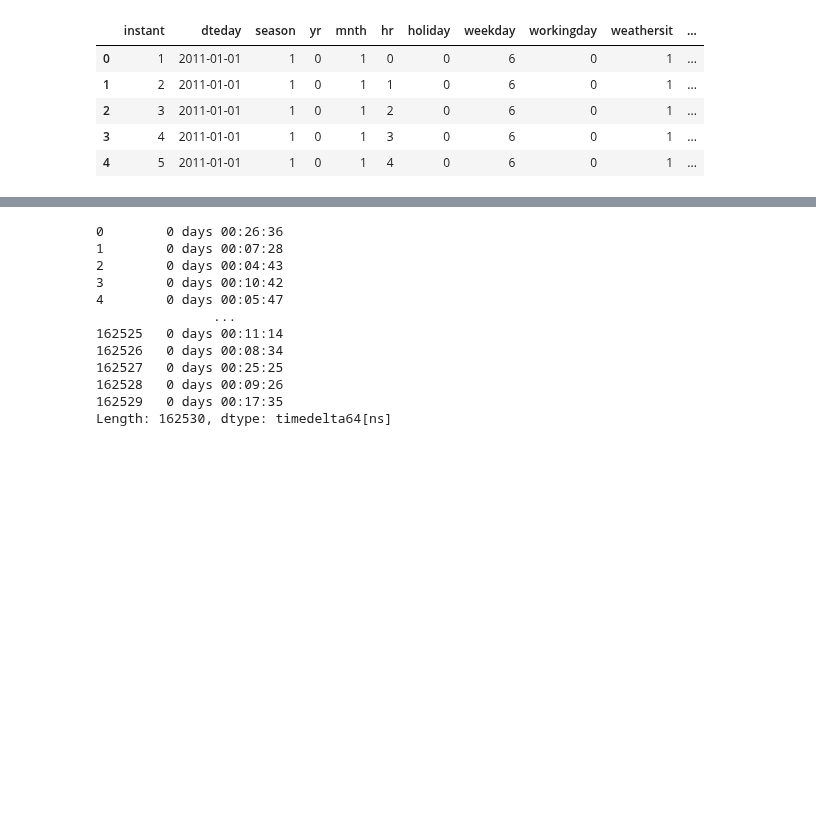
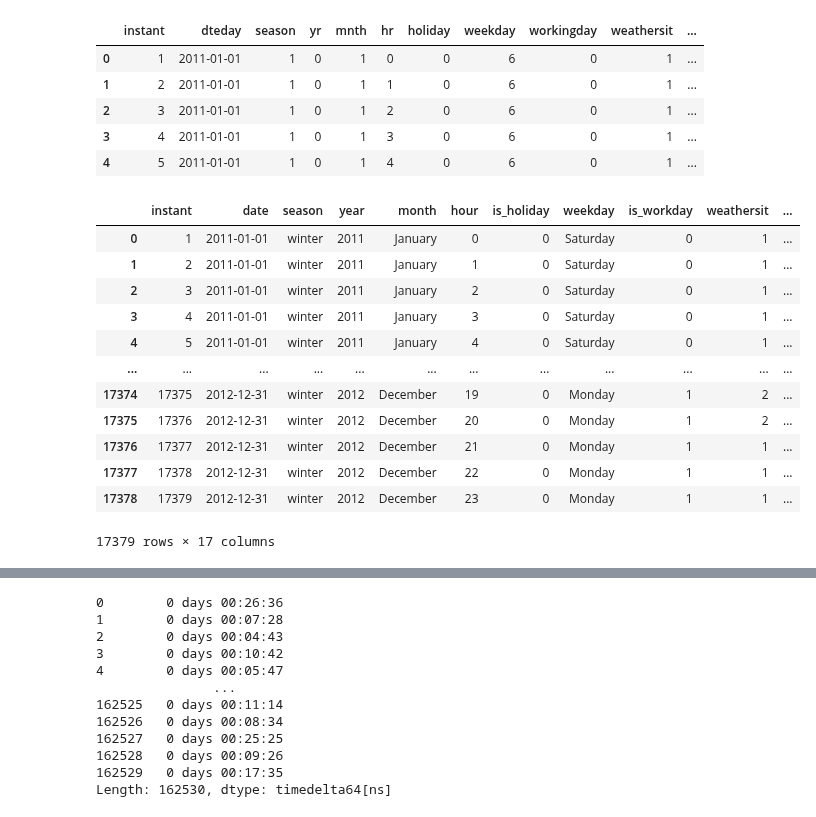
Before and after one commit to shekharbiswas/antelope, a Jupyter notebook: bikesharing.ipynb, the cells around one changed output, grey strips where cells are left out. Cells and saved outputs as stored; diff of their text form; code cells hidden in the pictures; blank space fills up the shorter version.

Commit message:
rename_convert

```diff
--- a/bikesharing.ipynb
+++ b/bikesharing.ipynb
@@ -123,0 +102,48 @@ bikehour.head(5)
+# %%
+# Do the conversion and renaming, expanding of feature set here
+# - instant: record index
+# - dteday : date
+# - season : season (1:winter, 2:spring, 3:summer, 4:fall)
+# - mnth : month ( 1 to 12)
+# - yr : year (0: 2011, 1:2012)
+# wwekday : SUNDAY is 0, SATURDAY is 6
+# workingday : if day is neither weekend nor holiday is 1, otherwise is 0
+# weathersit :
+# - 1: Clear, Few clouds, Partly cloudy, Partly cloudy
+# - 2: Mist + Cloudy, Mist + Broken clouds, Mist + Few clouds, Mist
+# - 3: Light Snow, Light Rain + Thunderstorm + Scattered clouds, Light Rain + Scattered clouds
+# - 4: Heavy Rain + Ice Pallets + Thunderstorm + Mist, Snow + Fog
+# - temp : Normalized temperature in Celsius. The values are derived via (t-t_min)/(t_max-t_min), t_min=-8, t_max=+39 (only in hourly scale)
+# - atemp: Normalized feeling temperature in Celsius. The values are derived via (t-t_min)/(t_max-t_min), t_min=-16, t_max=+50 (only in hourly scale)
+# - hum: Normalized humidity. The values are divided to 100 (max)
+# - windspeed: Normalized wind speed. The values are divided to 67 (max)
+
+hdf = bikehour.rename(columns={'dteday': 'date', 'yr': 'year', 'mnth': 'month', 'hr': 'hour', 'workingday': 'is_workday', 'hum': 'humidity', 'cnt': 'total_count', 'holiday': 'is_holiday'})
+
+ddf = bikeday.rename(columns={'dteday': 'date', 'yr': 'year', 'mnth': 'month', 'workingday': 'is_workday', 'hum': 'humidity', 'cnt': 'total_count', 'holiday': 'is_holiday'})
+# %%
+hdf['season'] = hdf['season'].replace([1, 2, 3, 4], ['winter', 'spring', 'summer', 'fall'])
+hdf['year'] = hdf['year'].replace([0, 1], [2011, 2012])
+hdf['weekday'] = hdf['weekday'].replace([0, 1, 2, 3, 4, 5, 6], ['Sunday', 'Monday', 'Tuesday', 'Wednesday', 'Thursday', 'Friday', 'Saturday'])
+hdf['month'] = hdf['month'].replace([1, 2, 3, 4, 5, 6, 7, 8, 9, 10, 11, 12], ['January', 'February', 'March', 'April', 'May', 'June', 'July', 'August', 'September', 'October', 'November', 'December'])
+
+ddf['season'] = hdf['season'].replace([1, 2, 3, 4], ['winter', 'spring', 'summer', 'fall'])
+ddf['year'] = hdf['year'].replace([0, 1], [2011, 2012])
+ddf['weekday'] = hdf['weekday'].replace([0, 1, 2, 3, 4, 5, 6], ['Sunday', 'Monday', 'Tuesday', 'Wednesday', 'Thursday', 'Friday', 'Saturday'])
+ddf['month'] = hdf['month'].replace([1, 2, 3, 4, 5, 6, 7, 8, 9, 10, 11, 12], ['January', 'February', 'March', 'April', 'May', 'June', 'July', 'August', 'September', 'October', 'November', 'December'])
+# %%
+hdf
+# %% [output]
+|  | instant | date | season | year | month | hour | is_holiday | weekday | is_workday | weathersit | ... |
+| 0 | 1 | 2011-01-01 | winter | 2011 | January | 0 | 0 | Saturday | 0 | 1 | ... |
+| 1 | 2 | 2011-01-01 | winter | 2011 | January | 1 | 0 | Saturday | 0 | 1 | ... |
+| 2 | 3 | 2011-01-01 | winter | 2011 | January | 2 | 0 | Saturday | 0 | 1 | ... |
+| 3 | 4 | 2011-01-01 | winter | 2011 | January | 3 | 0 | Saturday | 0 | 1 | ... |
+| 4 | 5 | 2011-01-01 | winter | 2011 | January | 4 | 0 | Saturday | 0 | 1 | ... |
+| ... | ... | ... | ... | ... | ... | ... | ... | ... | ... | ... | ... |
+| 17374 | 17375 | 2012-12-31 | winter | 2012 | December | 19 | 0 | Monday | 1 | 2 | ... |
+| 17375 | 17376 | 2012-12-31 | winter | 2012 | December | 20 | 0 | Monday | 1 | 2 | ... |
+| 17376 | 17377 | 2012-12-31 | winter | 2012 | December | 21 | 0 | Monday | 1 | 1 | ... |
+| 17377 | 17378 | 2012-12-31 | winter | 2012 | December | 22 | 0 | Monday | 1 | 1 | ... |
+| 17378 | 17379 | 2012-12-31 | winter | 2012 | December | 23 | 0 | Monday | 1 | 1 | ... |
+17379 rows × 17 columns
```
Also changed, not shown: parts of 13 cells of this notebook.
